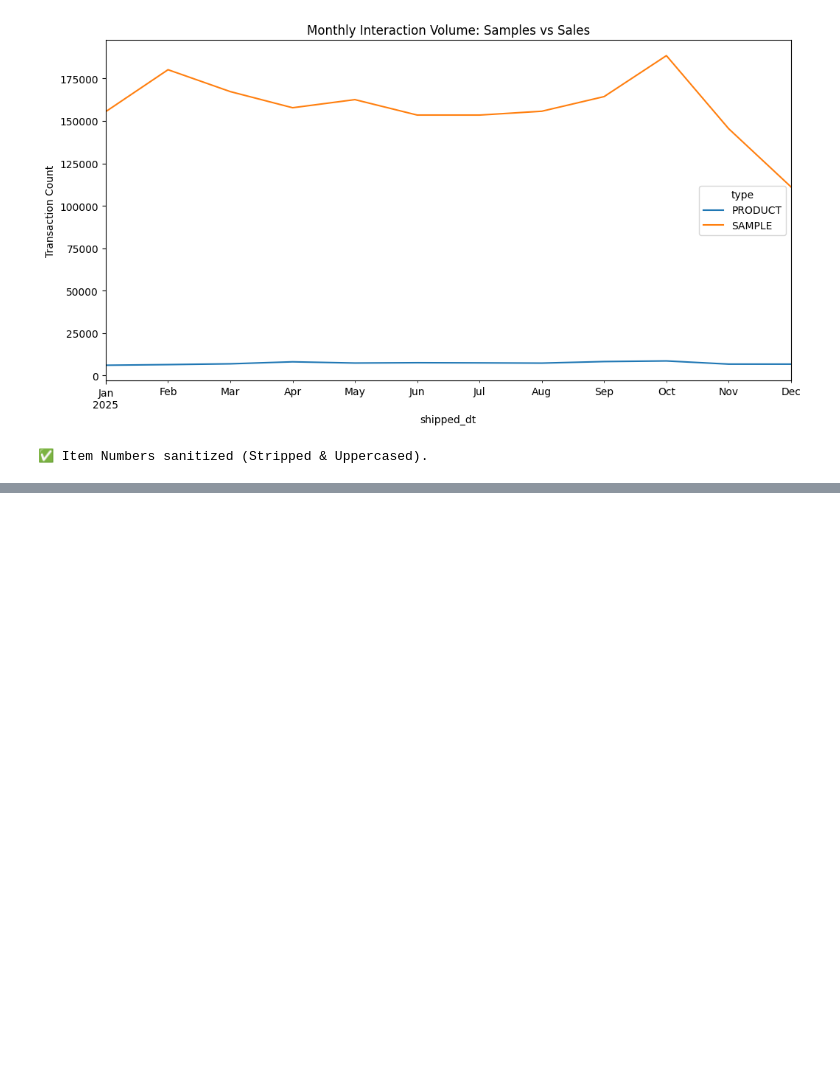
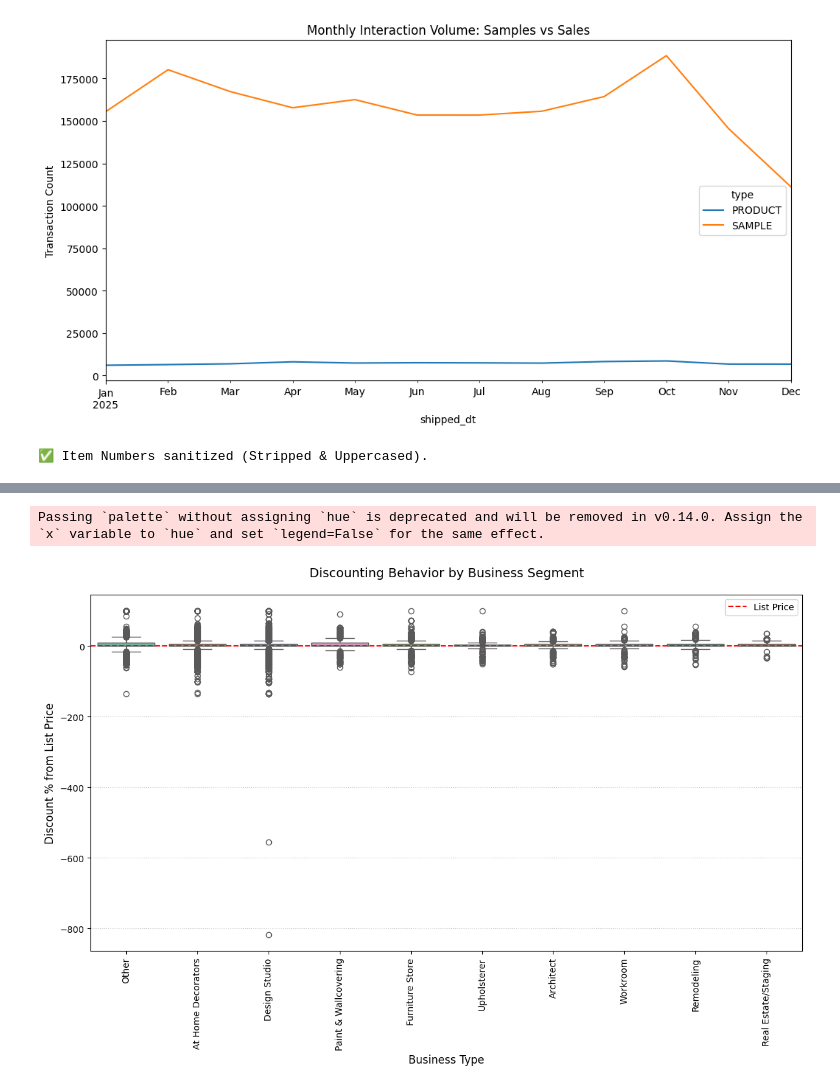
Before and after one commit to Avinash-patnaik/schumacher-customer-segmentation, a Jupyter notebook: notebooks/EDA_customer.ipynb, the cells around one changed output, grey strips where cells are left out. Cells and saved outputs as stored; diff of their text form; code cells hidden in the pictures; blank space fills up the shorter version.

```diff
--- a/notebooks/EDA_customer.ipynb
+++ b/notebooks/EDA_customer.ipynb
@@ -268,0 +373,29 @@ Median Days to Convert: nan
+# %%
+# 1. Calculate Unit Price in Transactions
+# We filter for 'PRODUCT' type and quantity > 0 to avoid division by zero
+df_sales = df[(df['type'] == 'PRODUCT') & (df['quantity'] > 0)].copy()
+df_sales['realized_unit_price'] = df_sales['netrevenue'] / df_sales['quantity']
+df_sales['discount_pct'] = (1 - (df_sales['realized_unit_price'] / df_sales['price_usd'])) * 100
+
+# 2. Plotting with Vertical Labels
+plt.figure(figsize=(12, 8))
+sns.boxplot(data=df_sales, x='business_type', y='discount_pct', palette='Set2')
+
+# --- THE FIX: Vertical Labels ---
+plt.xticks(rotation=90, ha='center', fontsize=10)
+
+# Adding a 'Zero Line' (List Price Reference)
+plt.axhline(0, color='red', linestyle='--', linewidth=1.5, label='List Price')
+
+# Clean up the visual
+plt.title('Discounting Behavior by Business Segment', fontsize=14, pad=20)
+plt.ylabel('Discount % from List Price', fontsize=12)
+plt.xlabel('Business Type', fontsize=12)
+plt.grid(axis='y', linestyle=':', alpha=0.7)
+plt.legend()
+
+plt.tight_layout() # Ensures labels don't get cut off at the bottom
+plt.show()
+# %% [output]
+Passing `palette` without assigning `hue` is deprecated and will be removed in v0.14.0. Assign the `x` variable to `hue` and set `legend=False` for the same effect.
+[figure, added]
```
Also changed, not shown: parts of 7 cells of this notebook.
